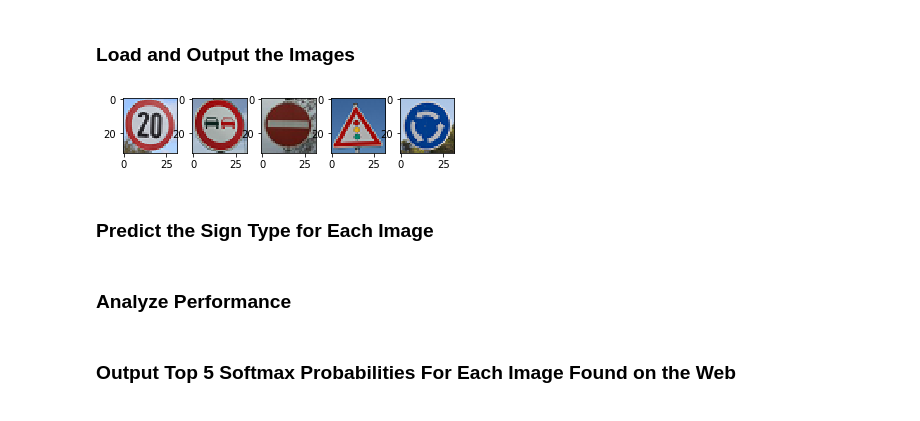
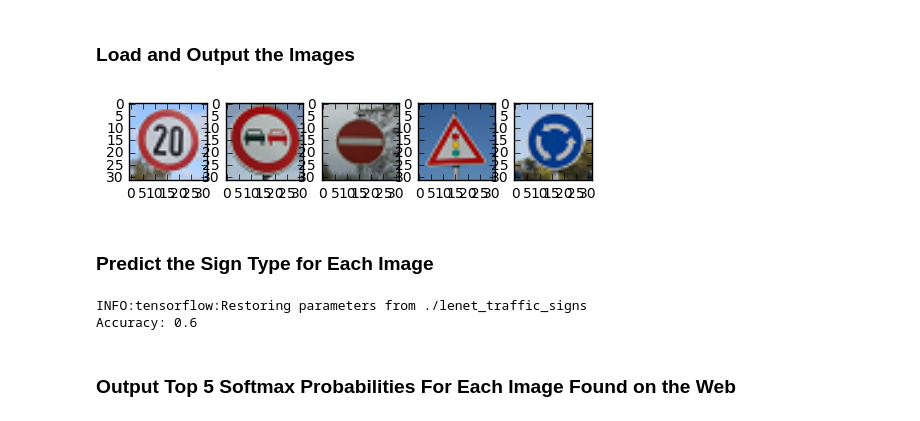
Before and after one commit to rgansch/CarND-Traffic-Sign-Classifier-Project, a Jupyter notebook: Traffic_Sign_Classifier.ipynb, the cells around one changed output. Cells and saved outputs as stored; diff of their text form; code cells hidden in the pictures.

Commit message:
Training complete

```diff
--- a/Traffic_Sign_Classifier.ipynb
+++ b/Traffic_Sign_Classifier.ipynb
@@ -141,9 +141,9 @@ Done
 # Load pickled data
 import pickle
 
-training_file = r'data\train.p'
-validation_file = r'data\valid.p'
-testing_file = r'data\test.p'
+training_file = r'./data/train.p'
+validation_file = r'./data/valid.p'
+testing_file = r'./data/test.p'
 
 with open(training_file, mode='rb') as f:
     train = pickle.load(f)
@@ -303,13 +263,0 @@ X_test_pp = [preprocess_image(img) for img in X_test]
-# %%
-import random
-import matplotlib.pyplot as plt
-
-#Plot histogram to make sure preprocessing didn't mess with image data
-random_index = random.randint(0, len(X_test)-1)
-print(random_index)
-
-fig_pp, axarr_pp = plt.subplots(2, 3, figsize=(18,6))
-for i in range(3):
-    axarr_pp[0][i].hist(X_test[random_index][:,:,i], histtype='bar')
-    axarr_pp[1][i].hist(X_test_pp[random_index][:,:,i], histtype='bar')
-fig_pp.show()
@@ -319,3 +291,8 @@ fig_pp.show()
+# %%
+# Applying Grayscale filter and Histogram Equalization
+X_train_pp = np.array([preprocess_image(img) for img in X_train])
+X_valid_pp = np.array([preprocess_image(img) for img in X_valid])
+X_test_pp = np.array([preprocess_image(img) for img in X_test])
 # %% [markdown]
 ### Model Architecture
 # %%
@@ -487,28 +459,44 @@ You may find `signnames.csv` useful as it contains mappings from the class id (i
 # %%
 ### Load the images and plot them here.
 import matplotlib.pyplot as plt
 import numpy as np
 
 %matplotlib inline
 
 fig_myimg, axarr_myimg = plt.subplots(1, 5, figsize=(6,1))
 
-my_image_files = [r'./data/traffic_signs/' + str(i) + '.png' for i in range(1,6)]
-my_images = []
-for i, file in enumerate(image_files):
-    my_images.append(np.multiply(plt.imread(file),255).astype(np.uint8))
-    axarr_myimg[i].imshow(my_images[-1])
+my_image_files = [r'./data/myimages/' + str(i) + '.png' for i in range(1,6)]
+X_mytest = []
+for i, file in enumerate(my_image_files):
+    load_image = plt.imread(file)
+    X_mytest.append(np.multiply(load_image,255).astype(np.uint8))
+    axarr_myimg[i].imshow(X_mytest[-1])
 
-my_labels = [0, 9, 17, 26, 40]
+n_mytest = len(X_mytest)
+X_mytest_pp = np.array([preprocess_image(img) for img in X_mytest])
+y_mytest = [0, 9, 17, 26, 40]
 # %% [output]
-[figure, old version]
+[figure, new version]
 # %% [markdown]
 ### Predict the Sign Type for Each Image
 # %%
 ### Run the predictions here and use the model to output the prediction for each image.
 ### Make sure to pre-process the images with the same pre-processing pipeline used earlier.
-my_images_pp = [preprocess_image(img) for img in my-images]
+#my_images_pp = [preprocess_image(img) for img in my_images]
 
-my_accuracy = evaluate(my_images_pp, my_labels)
+predictions = []
+
+with tf.Session() as sess:
+    saver.restore(sess, tf.train.latest_checkpoint('.'))
+    pred = tf.nn.softmax(logits)
+    predictions = sess.run(pred, feed_dict={x: X_mytest_pp})
+
+
+actual = [np.argmax(p) for p in predictions]
+correct = [a == t for (a,t) in zip(actual, y_mytest)]
+mytest_accuracy = sum(correct) / len(correct)
+
+print("Accuracy: " + str(mytest_accuracy))
+# %% [output]
+INFO:tensorflow:Restoring parameters from ./lenet_traffic_signs
+Accuracy: 0.6
-# %% [markdown]
-### Analyze Performance
```
Also changed, not shown: parts of 21 cells of this notebook.
